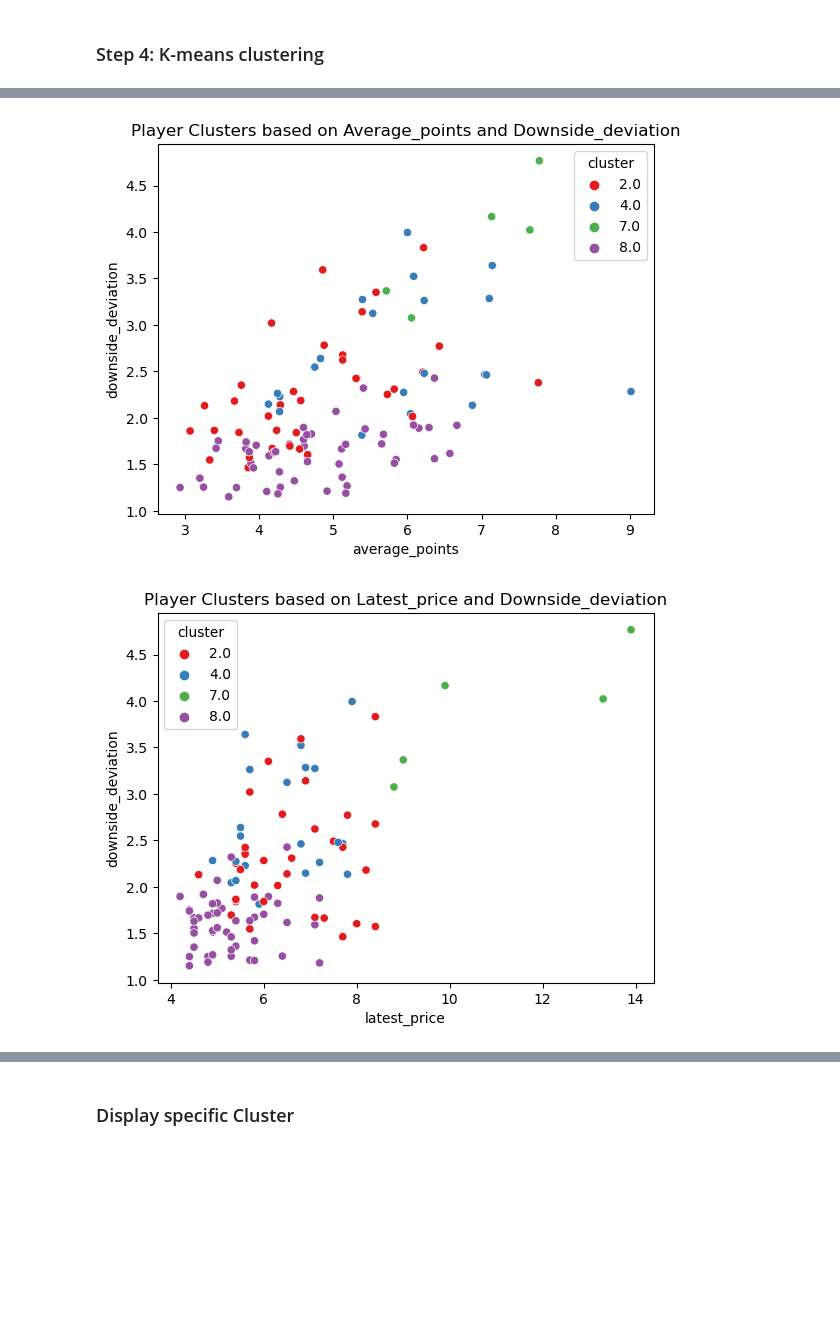
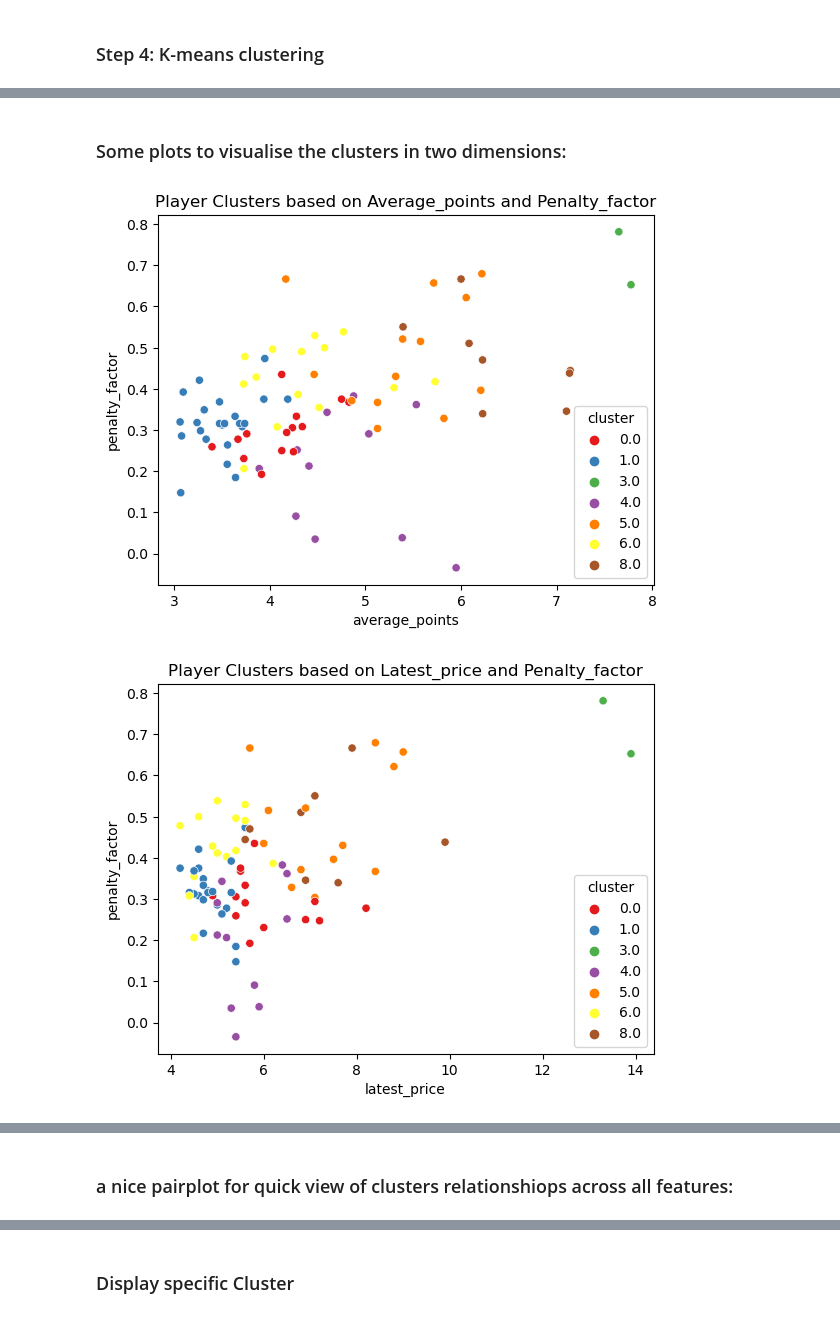
Before and after one commit to evgeni-g-georgiev/FPLproject, a Jupyter notebook: data_visualisation.ipynb, the cells around one changed output, grey strips where cells are left out. Cells and saved outputs as stored; diff of their text form; code cells hidden in the pictures; blank space fills up the shorter version.

```diff
--- a/data_visualisation.ipynb
+++ b/data_visualisation.ipynb
@@ -450,16 +454,13 @@ Formula: $DDAVACI = \frac{\text{Average Points}^2}{\sqrt[3]{\text{Downside Devia
 
 Interpretation: Combines the value aspect with a focus on consistency in performance, penalizing players more for underperforming relative to their average.
 # %%
-# Adjustable filters (same as in Step 2)
-min_appearances = 10  # Minimum number of appearances
-min_avg_points = 3   # Minimum average points per game
-
 # Filter out players based on minimum appearances and average points
 filtered_player_stats_ddavaci = player_stats[(player_stats['appearances'] >= min_appearances) &
                                              (player_stats['average_points'] >= min_avg_points)].copy()
 
 # Calculate the Downside Deviation Adjusted Value Adjusted Consistency Index (DDAVACI)
-filtered_player_stats_ddavaci['DDAVACI'] = (filtered_player_stats_ddavaci['average_points'] ** 2) / (np.cbrt(filtered_player_stats_ddavaci['downside_deviation'].replace(0, np.nan)) * filtered_player_stats_ddavaci['latest_price'])
+#filtered_player_stats_ddavaci['DDAVACI'] = (filtered_player_stats_ddavaci['average_points'] ** 2) / (np.cbrt(filtered_player_stats_ddavaci['downside_deviation'].replace(0, np.nan)) * filtered_player_stats_ddavaci['latest_price'])
+filtered_player_stats_ddavaci['DDAVACI'] = (filtered_player_stats_ddavaci['average_points'] ** 2) / (np.cbrt(filtered_player_stats_ddavaci['downside_deviation'].replace(0, np.nan)) * np.sqrt(filtered_player_stats_ddavaci['latest_price'].replace(0, np.nan)))
 
 # Display top performers based on DDAVACI
 top_value_players_ddavaci = filtered_player_stats_ddavaci.sort_values(by='DDAVACI', ascending=False).head(10)
@@ -480,0 +505,12 @@ Top 10 Players Based on DDAVACI:
+# %%
+import numpy as np
+import pandas as pd
+
+# PARAMETERS - Adjustable by user
+alpha = 0            # Penalty weight
+ap_scale = 1         # Scaling factor for average points
+ap_power = 3         # Exponent for average points
+price_scale = 1      # Scaling factor for latest price
+price_power = 0.5      # Exponent for latest price
+X = 4                # Underperformance threshold (for a full 90 minutes game)
+full_game_minutes = 90  # Duration of a full game in minutes
@@ -480,0 +632,9 @@ Top 10 Players Based on DDAVACI:
+# %%
+# Extract relevant columns from alpha_scores
+alpha_metrics = alpha_scores[['player_id', 'penalty_factor', 'Alpha_Metric']]
+
+# Merge with player_stats
+player_stats_updated = player_stats.merge(alpha_metrics, on='player_id', how='left')
+player_stats = player_stats_updated
+# Now player_stats_updated will have the penalty_factor and Alpha_Metric columns added
+player_stats
@@ -755,10 +971,6 @@ from sklearn.cluster import KMeans
 # %%
-
-
-# Assuming 'player_stats' DataFrame is already loaded
-
 # Feature selection
-features = ['average_points', 'std_dev_points', 'total_goals', 'total_assists', 'total_clean_sheets', 'latest_price', 'appearances', 'downside_deviation']
+features = ['average_points', 'penalty_factor', 'total_goals', 'total_assists', 'total_clean_sheets', 'latest_price', 'appearances']
 cluster_data = player_stats[features]
 
 # Remove players with NaN values in any of the selected features
@@ -932,23 +1165,24 @@ styled_df
+# %% [markdown]
+### Some plots to visualise the clusters in two dimensions:
 # %%
 import seaborn as sns
 import matplotlib.pyplot as plt
 
 def plot_selected_clusters_scatter(player_stats_df, x_feature, y_feature, selected_clusters):
     # Filter the DataFrame based on the selected clusters
     filtered_data = player_stats_df[player_stats_df['cluster'].isin(selected_clusters)]
 
     # Create the scatter plot
     sns.scatterplot(data=filtered_data, x=x_feature, y=y_feature, hue='cluster', palette='Set1')
     plt.title(f'Player Clusters based on {x_feature.capitalize()} and {y_feature.capitalize()}')
     plt.show()
 
 # Example Usage
 # You can call this function with different features and cluster selections
-plot_selected_clusters_scatter(player_stats, 'average_points', 'downside_deviation', [2, 4, 7, 8])
-plot_selected_clusters_scatter(player_stats, 'latest_price', 'downside_deviation', [2, 4, 7, 8])
-plot_selected_clusters_scatter(player_stats, 'average_points', 'std_dev_points', [2, 4, 7, 8])
-plot_selected_clusters_scatter(player_stats, 'average_points', 'latest_price', [2, 4, 7, 8])
-plot_selected_clusters_scatter(player_stats, 'average_points', 'appearances', [2, 4, 7, 8])
+plot_selected_clusters_scatter(player_stats, 'average_points', 'penalty_factor', [0, 1, 3, 4, 5, 6, 8])
+plot_selected_clusters_scatter(player_stats, 'latest_price', 'penalty_factor', [0, 1, 3, 4, 5, 6, 8])
+plot_selected_clusters_scatter(player_stats, 'average_points', 'latest_price', [0, 1, 3, 4, 5, 6, 8])
+plot_selected_clusters_scatter(player_stats, 'average_points', 'appearances', [0, 1, 3, 4, 5, 6, 8])
 # %% [output]
-[figure, old version]
+[figure, new version]
-[figure, old version]
+[figure, new version]
@@ -958 +1191,3 @@ plot_selected_clusters_scatter(player_stats, 'average_points', 'appearances', [2
+# %% [markdown]
+### a nice pairplot for quick view of clusters relationshiops across all features:
 # %%
```
Also changed, not shown: parts of 76 cells of this notebook.
